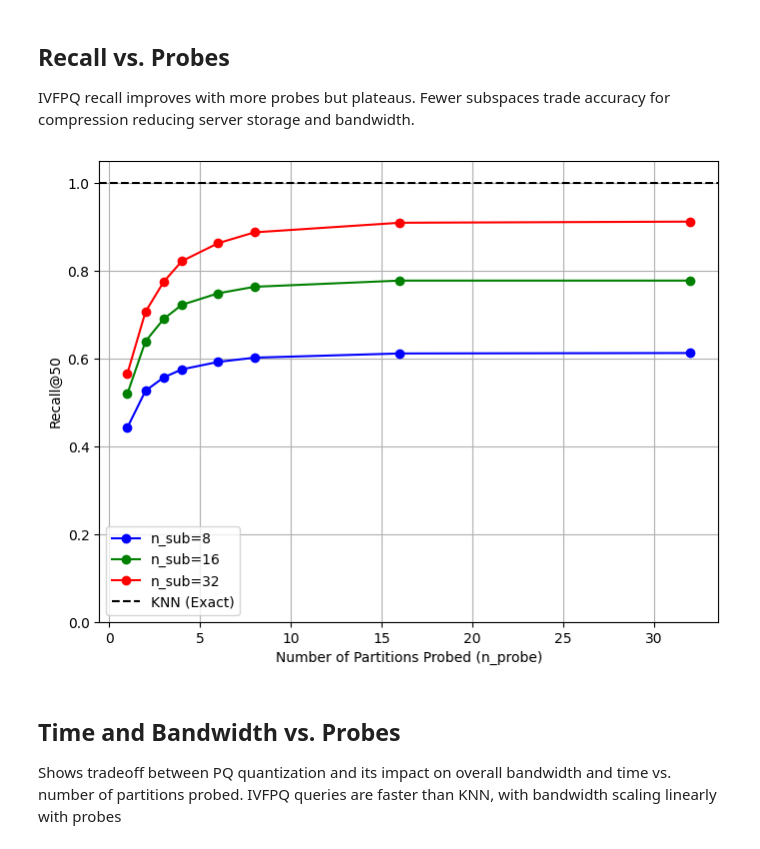
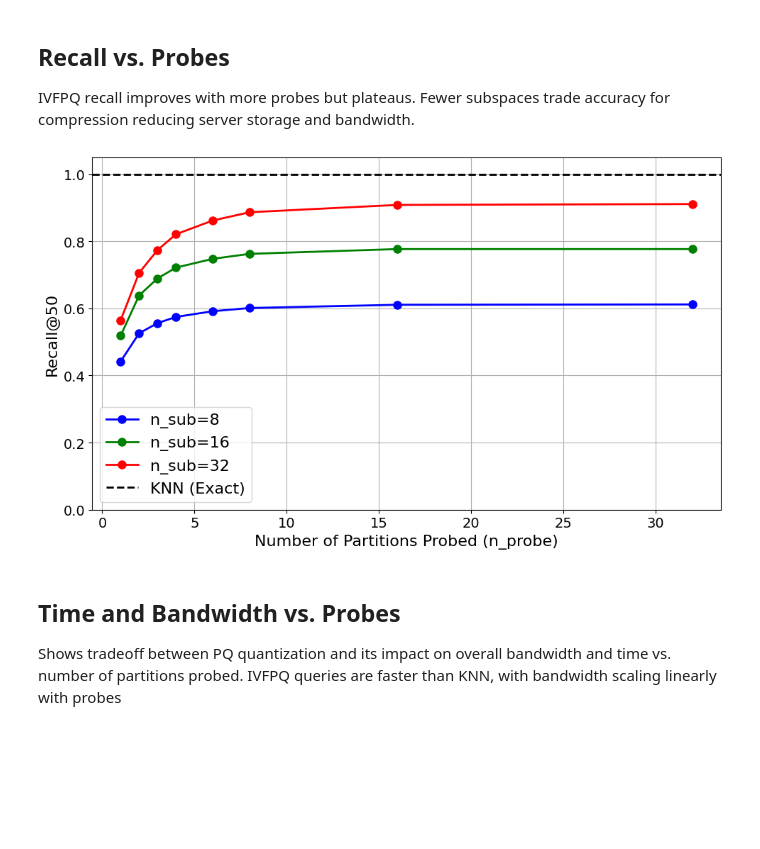
Before and after one commit to braingeneers/cytoverse, a Jupyter notebook: notebooks/analysis.ipynb, the cells around one changed output. Cells and saved outputs as stored; diff of their text form; code cells hidden in the pictures; blank space fills up the shorter version.

Commit message:
Figure and table improvements based on reviews

```diff
--- a/notebooks/analysis.ipynb
+++ b/notebooks/analysis.ipynb
@@ -1090,42 +1300,52 @@ def compute_recall(knn_idxs, ivfpq_idxs, k):
     return np.mean(recalls)
 
 
 def plot_recall_vs_probes(knn_idxs, ivfpq_data, k_neighbors, n_subs, n_probes):
-    plt.figure(figsize=(8, 6))
+    plt.figure(figsize=(10, 6))
+    plt.rcParams.update({"font.size": 16})
     colors = ["b", "g", "r"]  # One per n_sub
 
     for i, n_sub in enumerate(n_subs):
         recalls = []
         for n_probe in n_probes:
             key = (n_sub, n_probe)
             if key in ivfpq_data:
                 ivfpq_idxs = ivfpq_data[key]["ivfpq_idxs"]
                 recall = compute_recall(knn_idxs, ivfpq_idxs, k_neighbors)
                 recalls.append(recall)
             else:
                 recalls.append(np.nan)  # Skip missing data
 
-        plt.plot(n_probes, recalls, marker="o", color=colors[i], label=f"n_sub={n_sub}")
+        plt.plot(
+            n_probes,
+            recalls,
+            marker="o",
+            color=colors[i],
+            label=f"n_sub={n_sub}",
+            linewidth=2,
+            markersize=8,
+        )
 
     # KNN baseline
-    plt.axhline(y=1.0, color="k", linestyle="--", label="KNN (Exact)")
+    plt.axhline(y=1.0, color="k", linestyle="--", label="KNN (Exact)", linewidth=2)
 
-    plt.xlabel("Number of Partitions Probed (n_probe)")
-    plt.ylabel(f"Recall@{k_neighbors}")
-    # plt.title("IVFPQ Recall vs. Probes for Different Subspaces")
-    plt.legend()
+    plt.xlabel("Number of Partitions Probed (n_probe)", fontsize=16)
+    plt.ylabel(f"Recall@{k_neighbors}", fontsize=16)
+    plt.legend(fontsize=16)
     plt.grid(True)
     plt.ylim(0, 1.05)
-    plt.savefig("notebooks/figures/recall_vs_probes.pdf")  # Or plt.show() for display
+    plt.tick_params(axis="both", labelsize=14)
+    plt.tight_layout()
+    plt.savefig("notebooks/figures/recall_vs_probes.pdf")
     plt.show()
     plt.close()
 
 
 plot_recall_vs_probes(
     knn_idxs, ivfpq_data, k_neighbors=k_neighbors, n_subs=n_subs, n_probes=n_probes
 )
 # %% [output]
-[figure, old version]
+[figure, new version]
 # %% [markdown]
 ## Time and Bandwidth vs. Probes
 
```
Also changed, not shown: parts of 9 cells of this notebook, 12 other files.
